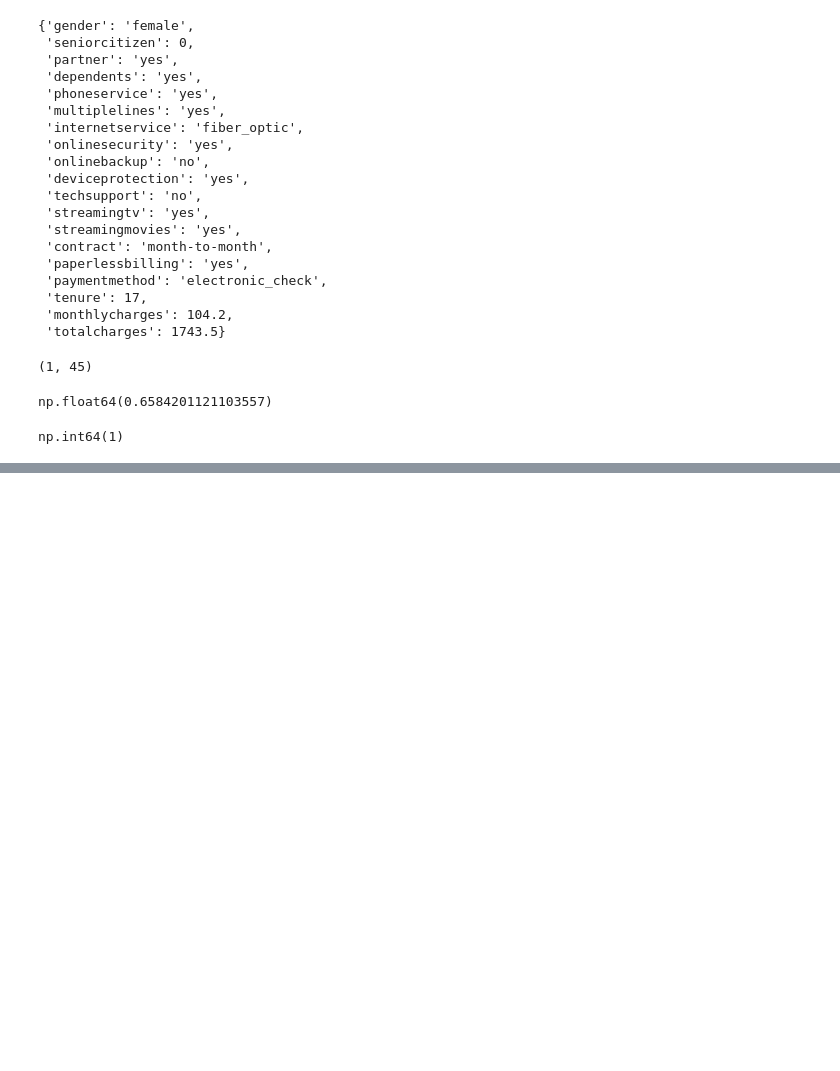
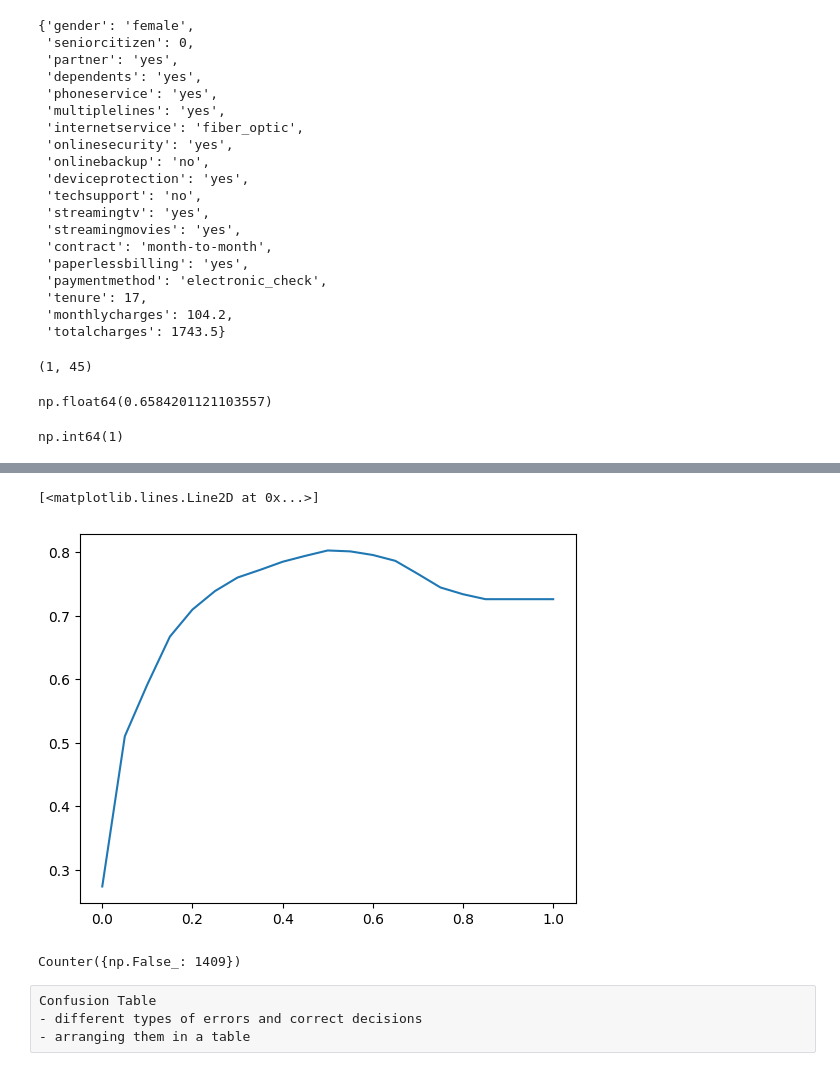
Before and after one commit to Kibrom-Nasir/Machine-Learning-Zoomcamp-Homework, a Jupyter notebook: 03-classification/Churn prediction project.ipynb, the cells around one changed output, grey strips where cells are left out. Saved outputs shown, nothing was run; the diff lists cells and outputs as text; code cells hidden in the pictures; blank space fills up the shorter version.

```diff
--- a/03-classification/Churn prediction project.ipynb
+++ b/03-classification/Churn prediction project.ipynb
@@ -555,5 +564,5 @@ dicts_test = df_test[categorical + numerical].to_dict(orient='records')
 # %%
 x_test = dv.transform(dicts_test)
 # %%
-y_pred = model.predict_proba(x_test)[:,1]
+y_pred_test = model.predict_proba(x_test)[:,1]
 # %%
@@ -601,0 +621,7 @@ np.int64(1)
+# %%
+thresholds = np.linspace(0, 1, 21)
+scores = []
+for t in thresholds:
+    score = accuracy_score(y_val, y_pred>=t)
+    print('%.2f %3f' %(t,score))
+    scores.append(score)
@@ -601,0 +646,13 @@ np.int64(1)
+# %%
+plt.plot(thresholds, scores)
+# %% [output]
+[<matplotlib.lines.Line2D at 0x...>]
+[figure, added]
+# %%
+Counter(y_pred>=1)
+# %% [output]
+Counter({np.False_: 1409})
+# %% [raw]
+Confusion Table
+- different types of errors and correct decisions
+- arranging them in a table
```
Also changed, not shown: parts of 57 cells of this notebook.
